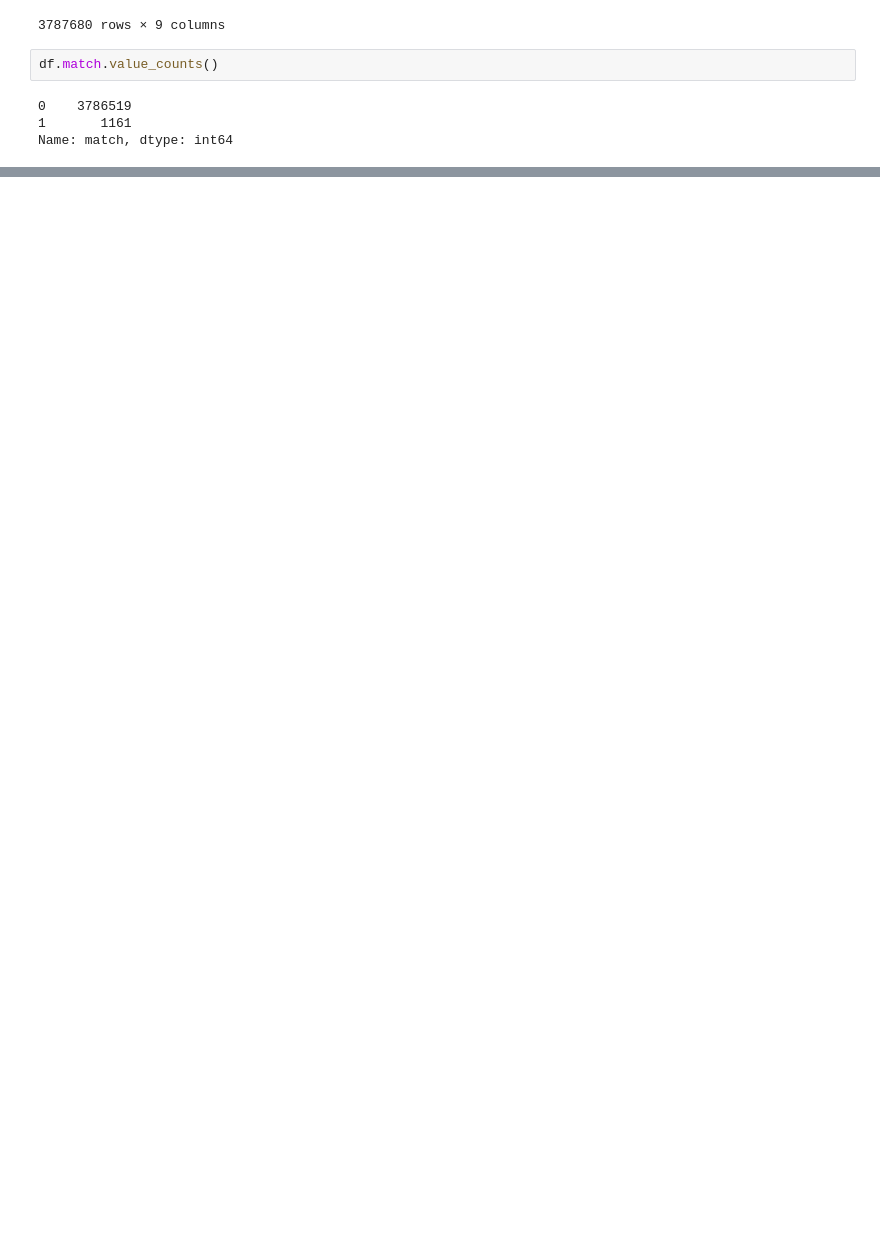
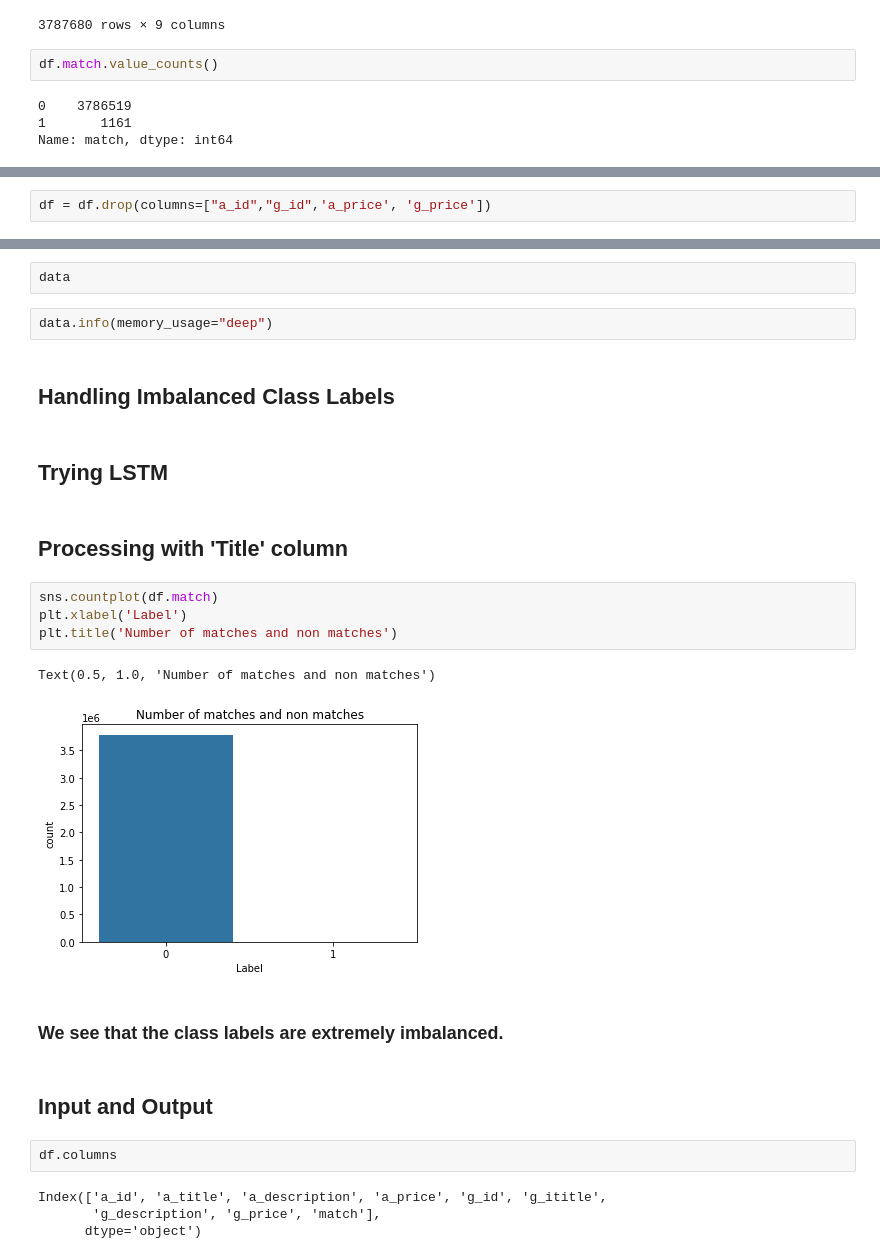
Before and after one commit to ananthu-raj/A-novel-approach-to-Entity-Resolution, a Jupyter notebook: entity.ipynb, the cells around one changed output, grey strips where cells are left out. Cells and saved outputs as stored; diff of their text form; blank space fills up the shorter version.

```diff
--- a/entity.ipynb
+++ b/entity.ipynb
@@ -322,0 +211,2 @@ df.to_csv('final.csv')
+# %%
+df = df.drop(columns=["a_id","g_id",'a_price', 'g_price'])
@@ -322,0 +217,27 @@ df.to_csv('final.csv')
+# %%
+data
+# %%
+data.info(memory_usage="deep")
+# %% [markdown]
+## **Handling Imbalanced Class Labels**
+# %% [markdown]
+## **Trying LSTM**
+# %% [markdown]
+## **Processing with 'Title' column**
+# %%
+sns.countplot(df.match)
+plt.xlabel('Label')
+plt.title('Number of matches and non matches')
+# %% [output]
+Text(0.5, 1.0, 'Number of matches and non matches')
+[figure, added]
+# %% [markdown]
+### We see that the class labels are extremely imbalanced.
+# %% [markdown]
+## Input and Output
+# %%
+df.columns
+# %% [output]
+Index(['a_id', 'a_title', 'a_description', 'a_price', 'g_id', 'g_ititle',
+       'g_description', 'g_price', 'match'],
+      dtype='object')
```
Also changed, not shown: parts of 60 cells of this notebook.
